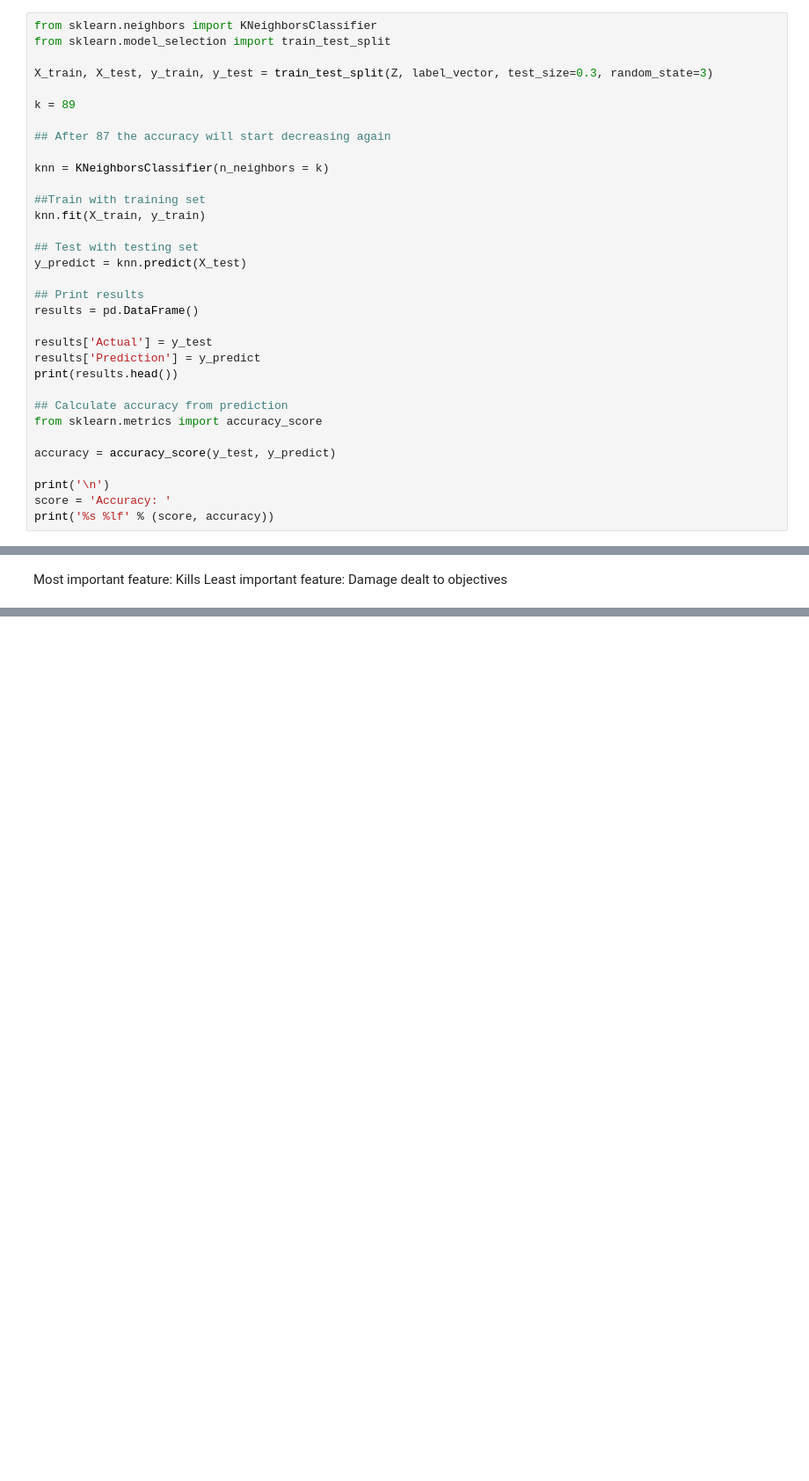
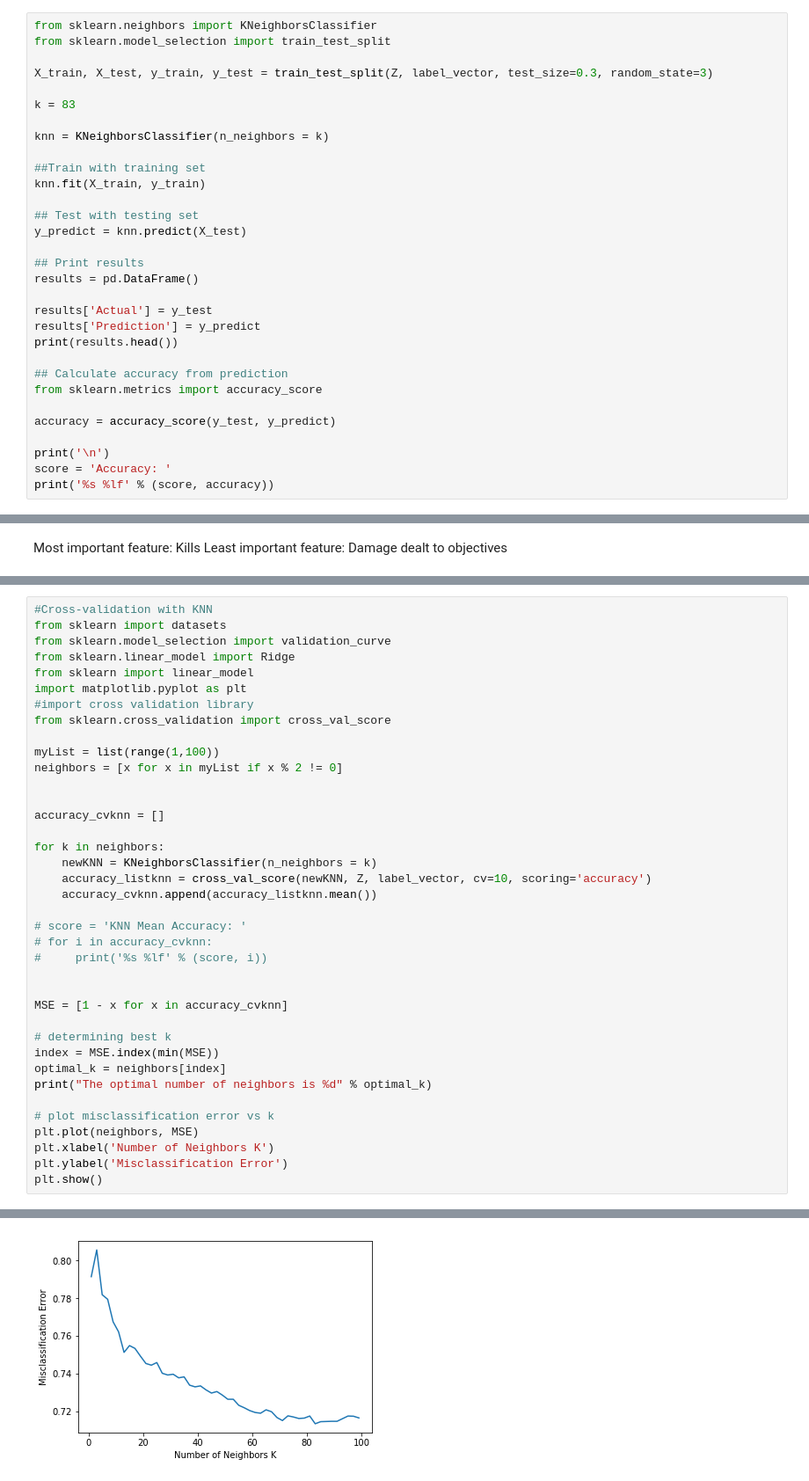
Before and after one commit to nikkodg/league-rank-predictor, a Jupyter notebook: league-rank-predictor.ipynb, the cells around one changed output, grey strips where cells are left out. Shown: that part at 88% size. Saved outputs shown, nothing was run; the diff lists cells and outputs as text; blank space fills up the shorter version.

Commit message:
Cleaned up code
Re-organized code blocks, removed k-means, added knn graph, completed
cross-validation

```diff
--- a/league-rank-predictor.ipynb
+++ b/league-rank-predictor.ipynb
@@ -140,9 +152,7 @@ from sklearn.model_selection import train_test_split
 
 X_train, X_test, y_train, y_test = train_test_split(Z, label_vector, test_size=0.3, random_state=3)
 
-k = 89
-
-## After 87 the accuracy will start decreasing again
+k = 83
 
 knn = KNeighborsClassifier(n_neighbors = k)
 
@@ -400,0 +312,39 @@ Least important feature: Damage dealt to objectives
+# %%
+#Cross-validation with KNN
+from sklearn import datasets
+from sklearn.model_selection import validation_curve
+from sklearn.linear_model import Ridge
+from sklearn import linear_model
+import matplotlib.pyplot as plt
+#import cross validation library
+from sklearn.cross_validation import cross_val_score
+
+myList = list(range(1,100))
+neighbors = [x for x in myList if x % 2 != 0]
+
+
+accuracy_cvknn = []
+
+for k in neighbors:
+    newKNN = KNeighborsClassifier(n_neighbors = k)
+    accuracy_listknn = cross_val_score(newKNN, Z, label_vector, cv=10, scoring='accuracy')
+    accuracy_cvknn.append(accuracy_listknn.mean())
+
+# score = 'KNN Mean Accuracy: '
+# for i in accuracy_cvknn:
+#     print('%s %lf' % (score, i))
+
+
+MSE = [1 - x for x in accuracy_cvknn]
+
+# determining best k
+index = MSE.index(min(MSE))
+optimal_k = neighbors[index]
+print("The optimal number of neighbors is %d" % optimal_k)
+
+# plot misclassification error vs k
+plt.plot(neighbors, MSE)
+plt.xlabel('Number of Neighbors K')
+plt.ylabel('Misclassification Error')
+plt.show()
+# %% [output]
@@ -400,0 +368 @@ Least important feature: Damage dealt to objectives
+[figure, added]
```
Also changed, not shown: parts of 18 cells of this notebook.
